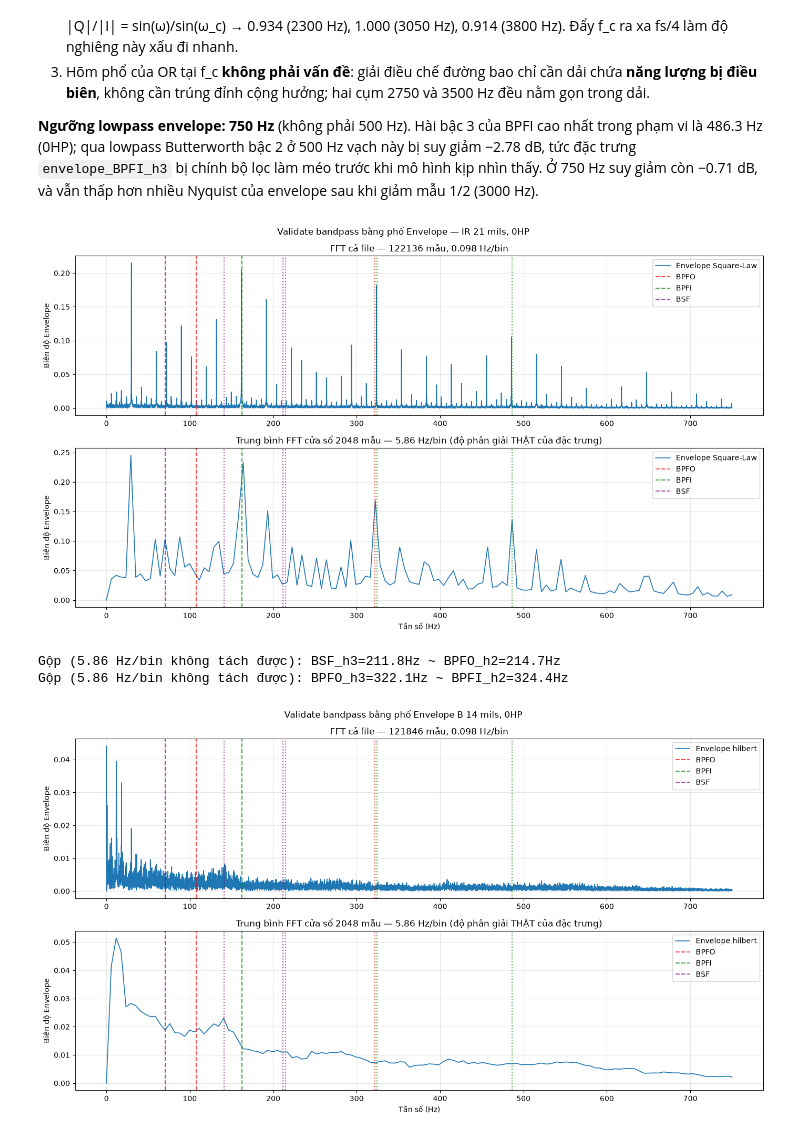
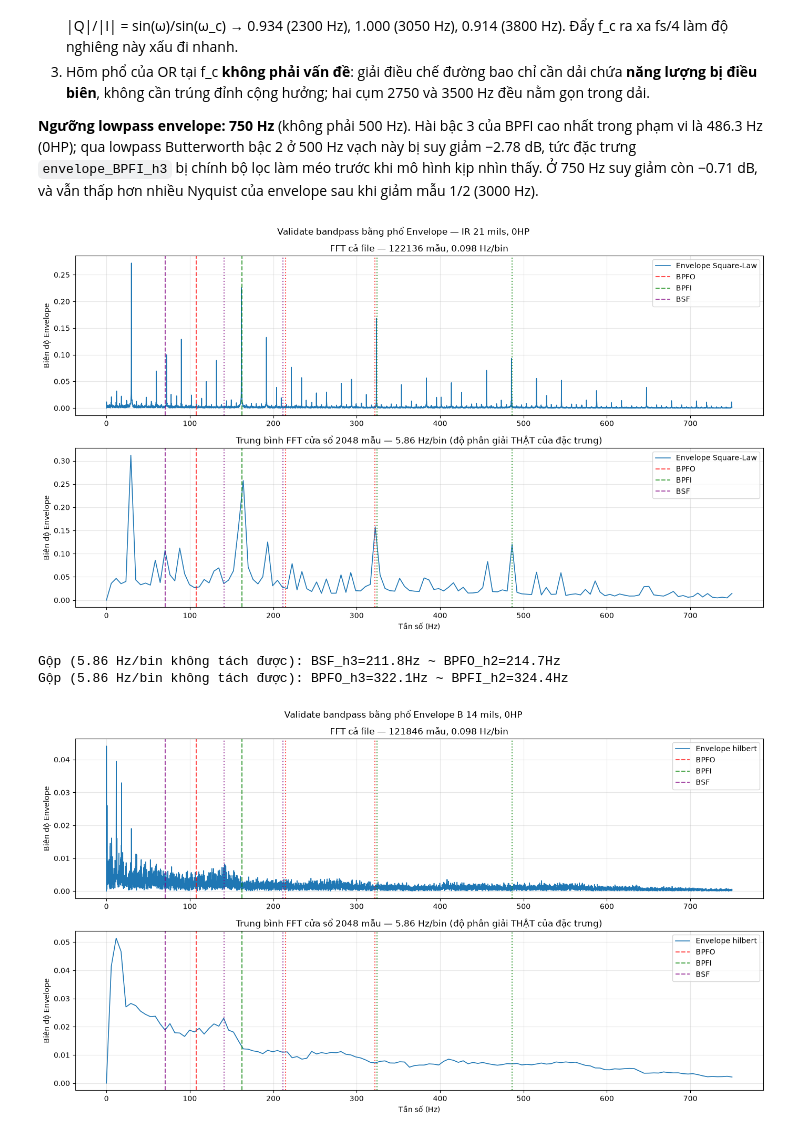
Before and after one commit to NguyenVuongg/CWRU_Fault_Detection_TinyML, a Jupyter notebook: notebooks/giai_doan_1_tien_xu_ly/03_choose_bandpass.ipynb, the cells around one changed output. Cells and saved outputs as stored; diff of their text form; code cells hidden in the pictures.

Commit message:
update giai doan 1 - data - bandhz - envelope
Update phase 1 data preparation notebooks, bandpass configuration, envelope processing, and generated figures.

```diff
--- a/notebooks/giai_doan_1_tien_xu_ly/03_choose_bandpass.ipynb
+++ b/notebooks/giai_doan_1_tien_xu_ly/03_choose_bandpass.ipynb
@@ -87,0 +88,33 @@ b_file_3hp, x_b_3hp, fs_b_3hp = plot_fft_for_band_selection("B", load_hp=3, diam
+# %%
+def bearing_fault_frequencies(rpm, n_balls=9, ball_diameter_in=0.3126,
+                               pitch_diameter_in=1.537, contact_angle_deg=0.0):
+    f_rot = rpm / 60.0
+    theta_rad = np.radians(contact_angle_deg)
+    ratio = (ball_diameter_in / pitch_diameter_in) * np.cos(theta_rad)
+
+    bpfo = (n_balls / 2.0) * f_rot * (1.0 - ratio)
+    bpfi = (n_balls / 2.0) * f_rot * (1.0 + ratio)
+    ftf  = 0.5 * f_rot * (1.0 - ratio)
+    bsf  = (pitch_diameter_in / (2.0 * ball_diameter_in)) * f_rot * \
+           (1.0 - ratio ** 2)
+
+    return {
+        'f_rot': f_rot,
+        'BPFO': bpfo,
+        'BPFI': bpfi,
+        'BSF':  bsf,
+        'FTF':  ftf,
+    }
+# %%
+rows = []
+for load_hp, rpm in sorted(cfg.NOMINAL_RPM_BY_LOAD.items()):
+    f = bearing_fault_frequencies(rpm)
+    rows.append({'load_hp': load_hp, 'rpm': rpm, **f})
+
+freq_table = pd.DataFrame(rows).set_index('load_hp')
+freq_table = freq_table[['rpm', 'f_rot', 'BPFO', 'BPFI', 'BSF', 'FTF']].round(2)
+
+print(freq_table.to_string())
+
+# BPFI cao nhất trong phạm vi dải cộng hưởng (2300-3800 Hz) là 486.3 Hz (ở 0HP). Hài bậc 3 của nó là 1458.9 Hz, vẫn nằm trong dải cộng hưởng.
+# Hài bậc 4 là 1945.2 Hz, cũng nằm trong dải cộng hưởng. Hài bậc 5 là 2431.5 Hz, đã vượt ra ngoài dải cộng hưởng.
@@ -115,14 +155,14 @@ Chọn f_c = 3050 Hz vì ba lý do, theo thứ tự ưu tiên:
 
 **Ngưỡng lowpass envelope: 750 Hz** (không phải 500 Hz). Hài bậc 3 của BPFI cao nhất trong phạm vi là 486.3 Hz (0HP); qua lowpass Butterworth bậc 2 ở 500 Hz vạch này bị suy giảm −2.78 dB, tức đặc trưng `envelope_BPFI_h3` bị chính bộ lọc làm méo trước khi mô hình kịp nhìn thấy. Ở 750 Hz suy giảm còn −0.71 dB, và vẫn thấp hơn nhiều Nyquist của envelope sau khi giảm mẫu 1/2 (3000 Hz).
 # %%
-# Validate bandpass bằng phổ envelope Square-Law trên file IR 21 mils, 0HP.
+# Validate bandpass bằng phổ envelope Hybrid trên file IR 21 mils, 0HP.
 # HAI PANEL vì hai độ phân giải khác nhau, đừng đọc nhầm:
 #   trên = FFT cả file (~121k mẫu -> ~0.1 Hz/bin): để NHÌN thấy vạch lỗi.
 #   dưới = trung bình |FFT| trên các cửa sổ 2048 mẫu (5.86 Hz/bin): đây mới là
 #          thứ MLP THẬT SỰ nhìn thấy ở notebook 04.
 rpm = cfg.NOMINAL_RPM_BY_LOAD[0]
 fault_freqs = cfg.bearing_fault_frequencies(rpm)
-env = dsp.square_law_envelope(x_ir, fs_ir, band=BAND_HZ, lp_cutoff=LP_CUTOFF_HZ)
+env = dsp.hybrid_envelope(x_ir, fs_ir, band=BAND_HZ, lp_cutoff=LP_CUTOFF_HZ)
 env_ac = env - env.mean()
 freqs_env, mag_env = dsp.compute_fft(env_ac, fs_ir)
 
@@ -139,34 +179,34 @@ panels = [(freqs_env, mag_env,
           (freqs_w, mag_w,
            f"Trung bình FFT cửa sổ {W} mẫu — {BIN_HZ:.2f} Hz/bin (độ phân giải THẬT của đặc trưng)")]
 for ax, (fr, mg, ttl) in zip(axes, panels):
     mask = fr <= LP_CUTOFF_HZ
     ax.plot(fr[mask], mg[mask], label="Envelope Square-Law", linewidth=1.2)
     for name, color in {"BPFO": "red", "BPFI": "green", "BSF": "purple"}.items():
         for h in (1, 2, 3):
             f = fault_freqs[name] * h
             if f <= LP_CUTOFF_HZ:
                 ax.axvline(f, color=color, linestyle="--" if h == 1 else ":",
                            alpha=0.7, label=name if h == 1 else None)
     ax.set_title(ttl)
     ax.set_ylabel("Biên độ Envelope")
     ax.grid(alpha=0.3)
     ax.legend()
 axes[-1].set_xlabel("Tần số (Hz)")
 fig.suptitle("Validate bandpass bằng phổ Envelope — IR 21 mils, 0HP")
 plt.tight_layout()
 plt.savefig(FIGURES_DIR / "03_validate_bandpass_envelope.png", dpi=150)
 plt.show()
 
 # Cặp hài KHÔNG tách được ở độ phân giải thật -> order.py gộp thành 1 cột
 groups, gray = order.plan_harmonic_groups(BIN_HZ)
 for grp in groups:
     if len(grp) > 1:
         print(f"Gộp ({BIN_HZ:.2f} Hz/bin không tách được): "
               + " ~ ".join(f"{n}_h{h}={fault_freqs[n] * h:.1f}Hz" for n, h, _ in grp))
 if gray:
     print("Sát ngưỡng, cần theo dõi:", gray)
 # %% [output]
-[figure, old version]
+[figure, new version]
 Gộp (5.86 Hz/bin không tách được): BSF_h3=211.8Hz ~ BPFO_h2=214.7Hz
 Gộp (5.86 Hz/bin không tách được): BPFO_h3=322.1Hz ~ BPFI_h2=324.4Hz
 # %%
```
Also changed, not shown: parts of 4 cells of this notebook, 10 other files.
